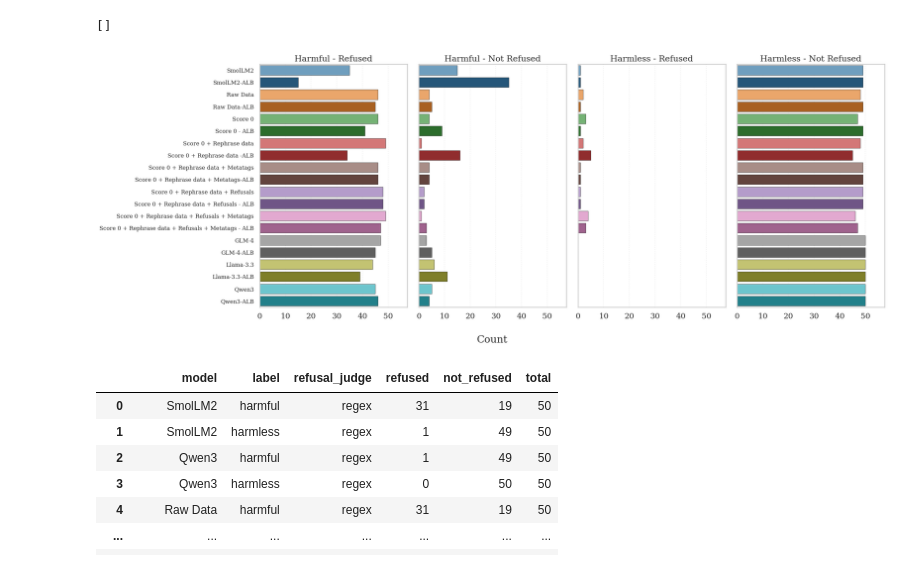
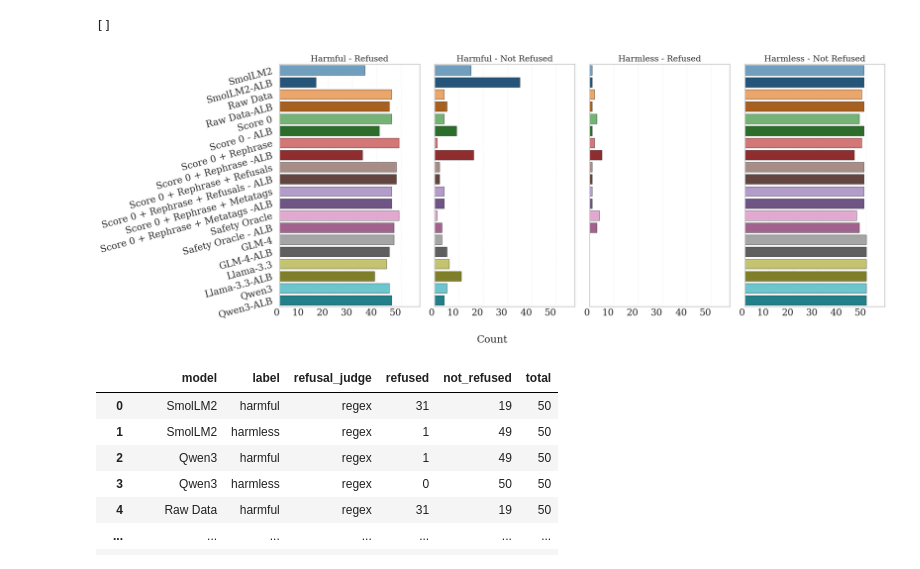
Before and after one commit to jjakubassa/safety_pretraining, a Jupyter notebook: plotting.ipynb, the cells around one changed output. Saved outputs shown, nothing was run; the diff lists cells and outputs as text; code cells hidden in the pictures.

```diff
--- a/plotting.ipynb
+++ b/plotting.ipynb
@@ -542,14 +547,14 @@ order_models = [
     "Raw Data-ALB",
     "Score 0",
     "Score 0 - ALB",
-    "Score 0 + Rephrase data",
-    "Score 0 + Rephrase data -ALB",
-    "Score 0 + Rephrase data + Refusals",
-    "Score 0 + Rephrase data + Refusals - ALB",
-    "Score 0 + Rephrase data + Metatags",
-    "Score 0 + Rephrase data + Metatags-ALB",
-    "Score 0 + Rephrase data + Refusals + Metatags",
-    "Score 0 + Rephrase data + Refusals + Metatags - ALB",
+    "Score 0 + Rephrase",
+    "Score 0 + Rephrase -ALB",
+    "Score 0 + Rephrase + Refusals",
+    "Score 0 + Rephrase + Refusals - ALB",
+    "Score 0 + Rephrase + Metatags",
+    "Score 0 + Rephrase + Metatags -ALB",
+    "Safety Oracle",
+    "Safety Oracle - ALB",
     "GLM-4",
     "GLM-4-ALB",
     "Llama-3.3",
@@ -563,10 +568,11 @@ pairs = [
     ("SmolLM2", "SmolLM2-ALB"),
     ("Raw Data", "Raw Data-ALB"),
     ("Score 0", "Score 0 - ALB"),
-    ("Score 0 + Rephrase data", "Score 0 + Rephrase data -ALB"),
-    ("Score 0 + Rephrase data + Metatags", "Score 0 + Rephrase data + Metatags-ALB"),
-    ("Score 0 + Rephrase data + Refusals", "Score 0 + Rephrase data + Refusals - ALB"),
-    ("Score 0 + Rephrase data + Refusals + Metatags", "Score 0 + Rephrase data + Refusals + Metatags - ALB"),
+    ("Score 0 + Rephrase", "Score 0 + Rephrase -ALB"),
+    ("Score 0 + Rephrase + Metatags", "Score 0 + Rephrase + Metatags -ALB"),
+    ("Score 0 + Rephrase + Refusals", "Score 0 + Rephrase + Refusals - ALB"),
+    # ("Score 0 + Rephrase data + Refusals + Metatags", "Score 0 + Rephrase data + Refusals + Metatags - ALB"),
+    ("Safety Oracle", "Safety Oracle - ALB"),
     ("GLM-4", "GLM-4-ALB"),
     ("Llama-3.3", "Llama-3.3-ALB"),
     ("Qwen3", "Qwen3-ALB"),
@@ -665,9 +671,27 @@ def _barh(ax, data, x_col, title):
     ax.set_xlabel("")  # we'll add a common xlabel to the figure
     ax.set_ylabel("")
     #ax.set_xscale('log')
-    ax.tick_params(axis="y", labelsize=12)
+    ax.tick_params(axis="y", labelsize=20)
     #ax.tick_params(axis="y")
     ax.grid(axis="x", linestyle=":", alpha=0.3)
+
+    for lbl in ax.get_xticklabels():
+        lbl.set_fontsize(20)
+    for lbl in ax.get_yticklabels():
+        lbl.set_fontsize(20)
+
+    for lbl in ax.get_xticklabels():
+        lbl.set_rotation(0)
+        lbl.set_horizontalalignment('right')
+        lbl.set_verticalalignment('center_baseline')
+
+    # rotate x-ticks slightly more horizontal than vertical
+    for lbl in ax.get_yticklabels():
+        lbl.set_rotation(15)
+        lbl.set_horizontalalignment('right')
+        lbl.set_verticalalignment('center_baseline')
+
+
 
 # 5) Filter once
 harmful  = df_sorted[df_sorted["label"].str.lower() == "harmful"]
@@ -678,34 +702,34 @@ max_x = np.nanmax([
     harmful["refused"].max() if len(harmful) else 0,
     harmful[notref_col].max() if len(harmful) else 0,
     harmless["refused"].max() if len(harmless) else 0,
     harmless[notref_col].max() if len(harmless) else 0,
 ])
 xmax = max_x * 1.15 if np.isfinite(max_x) else None
 
 # 7) Figure & axes — taller to fit many Y labels; sharey lines up rows
 # sns.set_style("whitegrid")
 fig_h = max(6, 0.45 * len(order_models))  # auto-height by number of models
 fig, axes = plt.subplots(1, 4, figsize=(24, fig_h), sharey=True)
 
 _barh(axes[0], harmful,  "refused",     "Harmful - Refused")
 _barh(axes[1], harmful,  notref_col,    "Harmful - Not Refused")
 _barh(axes[2], harmless, "refused",     "Harmless - Refused")
 _barh(axes[3], harmless, notref_col,    "Harmless - Not Refused")
 
 # 8) Apply common X limit
 if xmax is not None and np.isfinite(xmax) and xmax > 0:
     for ax in axes:
         ax.set_xlim(0, xmax)
 
 # Common X label
 #fig.supxlabel("Count", fontsize=11)
 fig.supxlabel("Count")
 
 plt.tight_layout()
 plt.savefig("plots/paper_df_chatgpt5_judge_model_comparison_1x4_hbar.pdf", dpi=300, bbox_inches="tight")
 plt.show()
 # %% [output]
-[figure, old version]
+[figure, new version]
 # %%
 df_all
 # %% [output]
```
Also changed, not shown: parts of 11 cells of this notebook, 9 other files.
